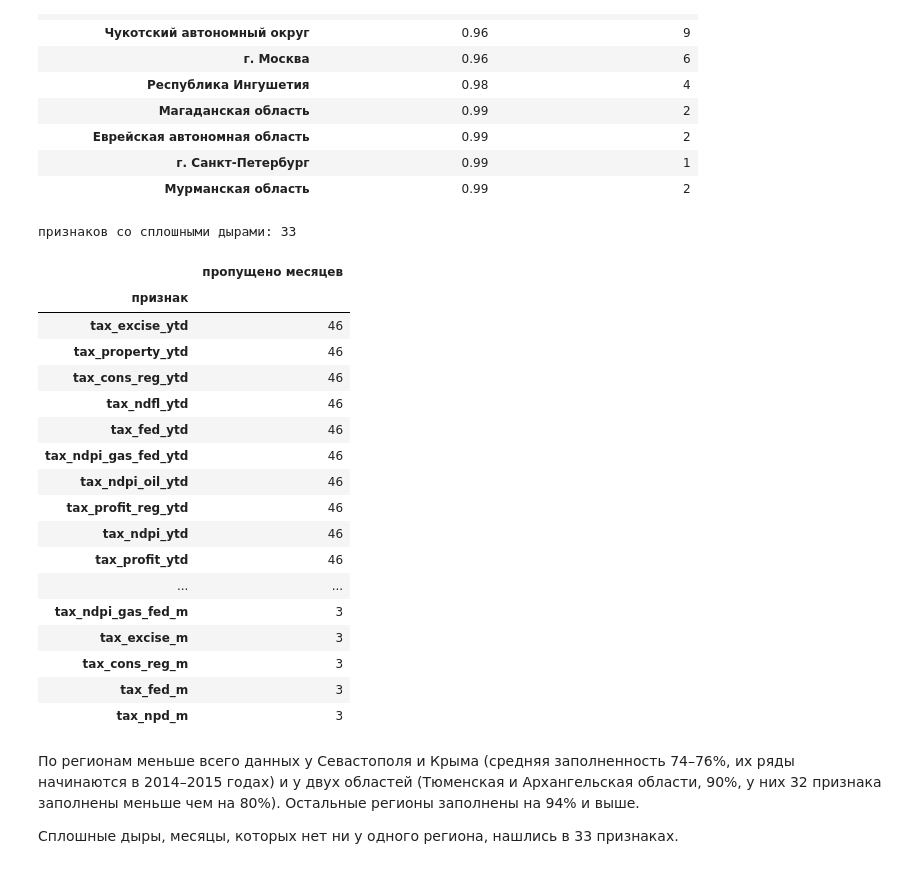
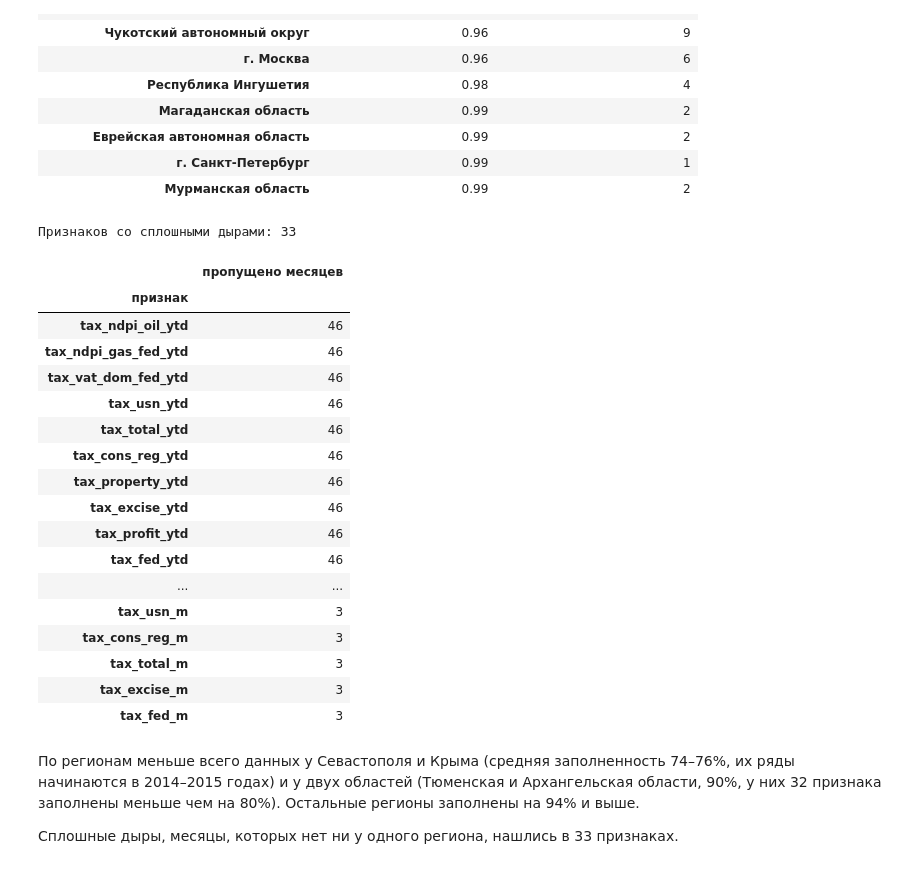
Before and after one commit to shdw53/macroeconomic-nowcasting, a Jupyter notebook: EDA/eda.ipynb, the cells around one changed output. Saved outputs shown, nothing was run; the diff lists cells and outputs as text; code cells hidden in the pictures.

```diff
--- a/EDA/eda.ipynb
+++ b/EDA/eda.ipynb
@@ -511,0 +551,14 @@ bt_y.round(2)
+# %%
+grp_val = grp_sample[grp_sample['year'].between(*val_years)].copy()
+grp_val['gdp'] = grp_val['year'].map(gdp_growth)
+grp_train = grp_sample[grp_sample['year'].between(*train_years)].copy()
+grp_train['gdp'] = grp_train['year'].map(gdp_growth)
+
+region_mean = grp_train.groupby('region_id')['g'].mean()
+region_shift = (grp_train['g'] - grp_train['gdp']).groupby(grp_train['region_id']).mean()
+
+g_by_region_year = grp_sample.set_index(['region_id', 'year'])['g']
+lags = []
+for r, y in zip(grp_val['region_id'], grp_val['year']):
+    lags.append(g_by_region_year.get((r, y - 1), np.nan))
+grp_val['lag'] = lags
@@ -517,3 +605,7 @@ bt_y.round(2)
 ## 3. Признаки
 
 Предварительное обучающее окно дизайна 2005–2016. Многие месячные ряды в ОКВЭД2 начинаются с 2015–2019 годов, кредиты Банка России с 2019 года. Ниже доля заполненных ячеек «регион x месяц» по каждому региональному месячному признаку и году.
+# %%
+monthly = monthly_long[monthly_long['region_id'].isin(sample_ids)].copy()
+monthly['year'] = monthly['year'].astype(int)
+monthly_catalog = catalog[catalog['table'] == 'regional_monthly'][['feature', 'group', 'freq_source']].set_index('feature')
@@ -615,41 +712,50 @@ pd.DataFrame({"регион": [NAME[r] for r in low.index], "средняя за
 | г. Санкт-Петербург | 0.99 | 1 |
 | Мурманская область | 0.99 | 2 |
 # %%
-# Месяцы, которых нет сразу у всех регионов внутри периода, где признак публикуется
-holes = []
-for f, d in ML.groupby("feature"):
-    per = feats.loc[f, "freq_source"]
-    months = range(1, 13) if per == "M" else (3, 6, 9, 12)
-    yrs = d.groupby("year").value.count()
-    y0, y1 = yrs[yrs > 0].index.min(), yrs[yrs > 0].index.max()
-    have = set(zip(d.dropna(subset=["value"]).year, d.dropna(subset=["value"]).month))
-    last = max(have)
-    miss = [(y, m) for y in range(y0, y1 + 1) for m in months if (y, m) not in have and (y, m) < last and (y, m) > min(have)]
-    if miss:
-        holes.append({"признак": f, "пропущено месяцев": len(miss)})
-holes = pd.DataFrame(holes).set_index("признак").sort_values("пропущено месяцев", ascending=False)
-print("признаков со сплошными дырами:", len(holes))
+# месяцы, которых нет сразу у всех регионов внутри периода, где признак публикуется
+holes = pd.DataFrame(columns=['пропущено месяцев'])
+for f, d in monthly.groupby('feature'):
+    if monthly_catalog.loc[f, 'freq_source'] == 'M':
+        months = range(1, 13)
+    else:
+        months = (3, 6, 9, 12)
+    years_count = d.groupby('year')['value'].count()
+    y0 = years_count[years_count > 0].index.min()
+    y1 = years_count[years_count > 0].index.max()
+    d_notna = d.dropna(subset=['value'])
+    have = set(zip(d_notna['year'], d_notna['month']))
+    miss = []
+    for y in range(y0, y1 + 1):
+        for m in months:
+            if (y, m) not in have and min(have) < (y, m) < max(have):
+                miss.append((y, m))
+    if len(miss) > 0:
+        holes.loc[f] = len(miss)
+holes.index.name = 'признак'
+holes = holes.astype(int)
+holes = holes.sort_values('пропущено месяцев', ascending=False)
+print('Признаков со сплошными дырами:', holes.shape[0])
 holes.head(25)
 # %% [output]
-признаков со сплошными дырами: 33
+Признаков со сплошными дырами: 33
 |  | пропущено месяцев |
 | признак |  |
+| tax_ndpi_oil_ytd | 46 |
+| tax_ndpi_gas_fed_ytd | 46 |
+| tax_vat_dom_fed_ytd | 46 |
+| tax_usn_ytd | 46 |
+| tax_total_ytd | 46 |
+| tax_cons_reg_ytd | 46 |
+| tax_property_ytd | 46 |
 | tax_excise_ytd | 46 |
-| tax_property_ytd | 46 |
-| tax_cons_reg_ytd | 46 |
-| tax_ndfl_ytd | 46 |
+| tax_profit_ytd | 46 |
 | tax_fed_ytd | 46 |
-| tax_ndpi_gas_fed_ytd | 46 |
-| tax_ndpi_oil_ytd | 46 |
-| tax_profit_reg_ytd | 46 |
-| tax_ndpi_ytd | 46 |
-| tax_profit_ytd | 46 |
 | ... | ... |
-| tax_ndpi_gas_fed_m | 3 |
+| tax_usn_m | 3 |
+| tax_cons_reg_m | 3 |
+| tax_total_m | 3 |
 | tax_excise_m | 3 |
-| tax_cons_reg_m | 3 |
 | tax_fed_m | 3 |
-| tax_npd_m | 3 |
 # %% [markdown]
 По регионам меньше всего данных у Севастополя и Крыма (средняя заполненность 74–76%, их ряды начинаются в 2014–2015 годах) и у двух областей (Тюменская и Архангельская области, 90%, у них 32 признака заполнены меньше чем на 80%). Остальные регионы заполнены на 94% и выше.
 
```
Also changed, not shown: parts of 116 cells of this notebook, 2 other files.
